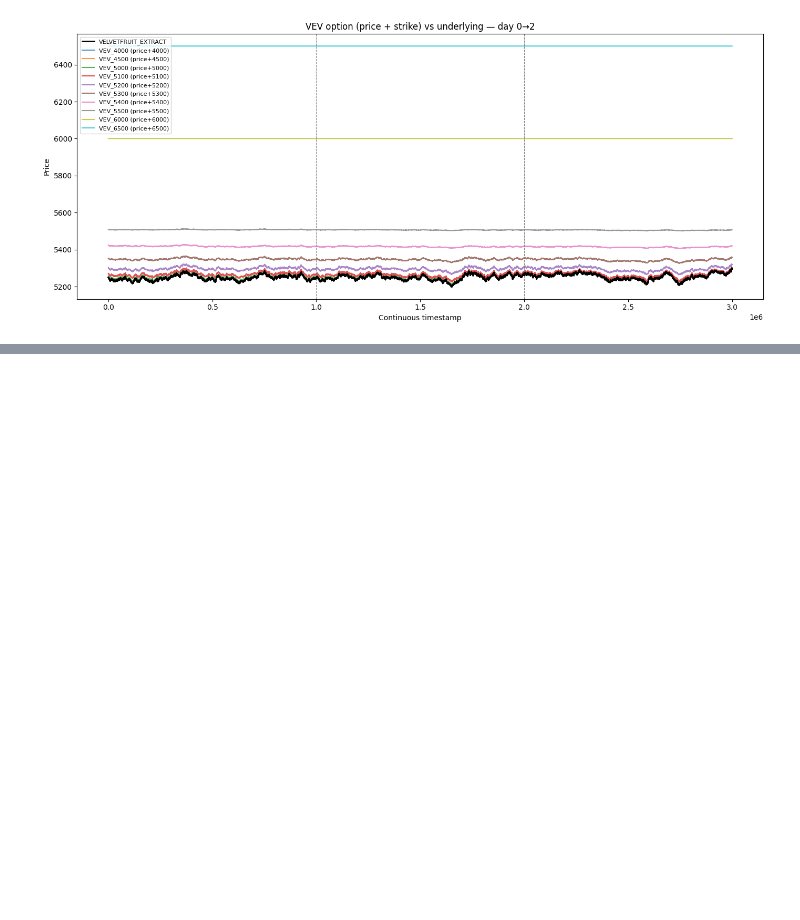
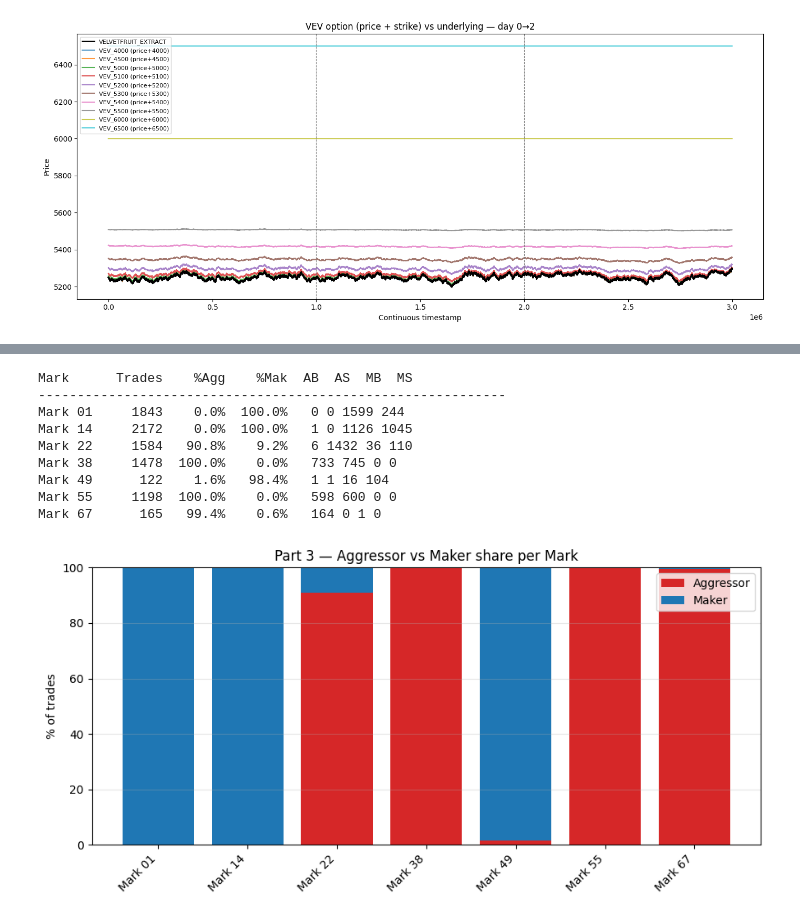
Before and after one commit to pig8pig/imc-prosperity-3, a Jupyter notebook: rounds/analysis.ipynb, the cells around one changed output, grey strips where cells are left out. Cells and saved outputs as stored; diff of their text form; code cells hidden in the pictures; blank space fills up the shorter version.

```diff
--- a/rounds/analysis.ipynb
+++ b/rounds/analysis.ipynb
@@ -539,0 +798,54 @@ plt.show()
+# %%
+# ── Part 3: aggressor vs maker ──────────────────────────────────────────────
+tally = defaultdict(lambda: np.zeros(4, dtype=float))  # AB, AS, MB, MS
+for tr in trades_r4:
+    d, sym, ts, p = tr["day"], tr["symbol"], tr["timestamp"], tr["price"]
+    arrs = prices_r4[d].get(sym)
+    if arrs is None: continue
+    ts_a, mid_a, _, _ = arrs
+    mid = lookup_at(ts_a, mid_a, ts)
+    if np.isnan(mid): continue
+    for who, side in ((tr["buyer"], "buy"), (tr["seller"], "sell")):
+        if who not in COUNTERPARTIES: continue
+        if p > mid: idx = 0 if side == "buy" else 3
+        elif p < mid: idx = 2 if side == "buy" else 1
+        else:
+            tally[who][0 if side == "buy" else 1] += 0.5
+            tally[who][2 if side == "buy" else 3] += 0.5
+            continue
+        tally[who][idx] += 1.0
+
+print(f"{'Mark':<8} {'Trades':>7} {'%Agg':>7} {'%Mak':>7}  AB  AS  MB  MS")
+print("-" * 60)
+rows = []
+for m in COUNTERPARTIES:
+    a = tally[m]; tot = a.sum()
+    if tot == 0: continue
+    agg, mak = a[0]+a[1], a[2]+a[3]
+    rows.append((m, tot, agg/tot*100, mak/tot*100))
+    print(f"{m:<8} {tot:>7.0f} {agg/tot*100:>6.1f}% {mak/tot*100:>6.1f}%   "
+          f"{a[0]:.0f} {a[1]:.0f} {a[2]:.0f} {a[3]:.0f}")
+
+fig, ax = plt.subplots(figsize=(9, 4.5))
+x = np.arange(len(rows))
+aggs = np.array([r[2] for r in rows]); maks = np.array([r[3] for r in rows])
+ax.bar(x, aggs, color="tab:red", label="Aggressor")
+ax.bar(x, maks, bottom=aggs, color="tab:blue", label="Maker")
+ax.set_xticks(x); ax.set_xticklabels([r[0] for r in rows], rotation=45, ha="right")
+ax.set_ylabel("% of trades"); ax.set_ylim(0, 100)
+ax.set_title("Part 3 — Aggressor vs Maker share per Mark")
+ax.legend(); ax.grid(axis="y", alpha=0.3)
+fig.tight_layout()
+fig.savefig("cp_aggressor_share.png", dpi=110)
+plt.show()
+# %% [output]
+Mark      Trades    %Agg    %Mak  AB  AS  MB  MS
+------------------------------------------------------------
+Mark 01     1843    0.0%  100.0%   0 0 1599 244
+Mark 14     2172    0.0%  100.0%   1 0 1126 1045
+Mark 22     1584   90.8%    9.2%   6 1432 36 110
+Mark 38     1478  100.0%    0.0%   733 745 0 0
+Mark 49      122    1.6%   98.4%   1 1 16 104
+Mark 55     1198  100.0%    0.0%   598 600 0 0
+Mark 67      165   99.4%    0.6%   164 0 1 0
+[figure, added]
```
Also changed, not shown: parts of 22 cells of this notebook, 46 other files.
